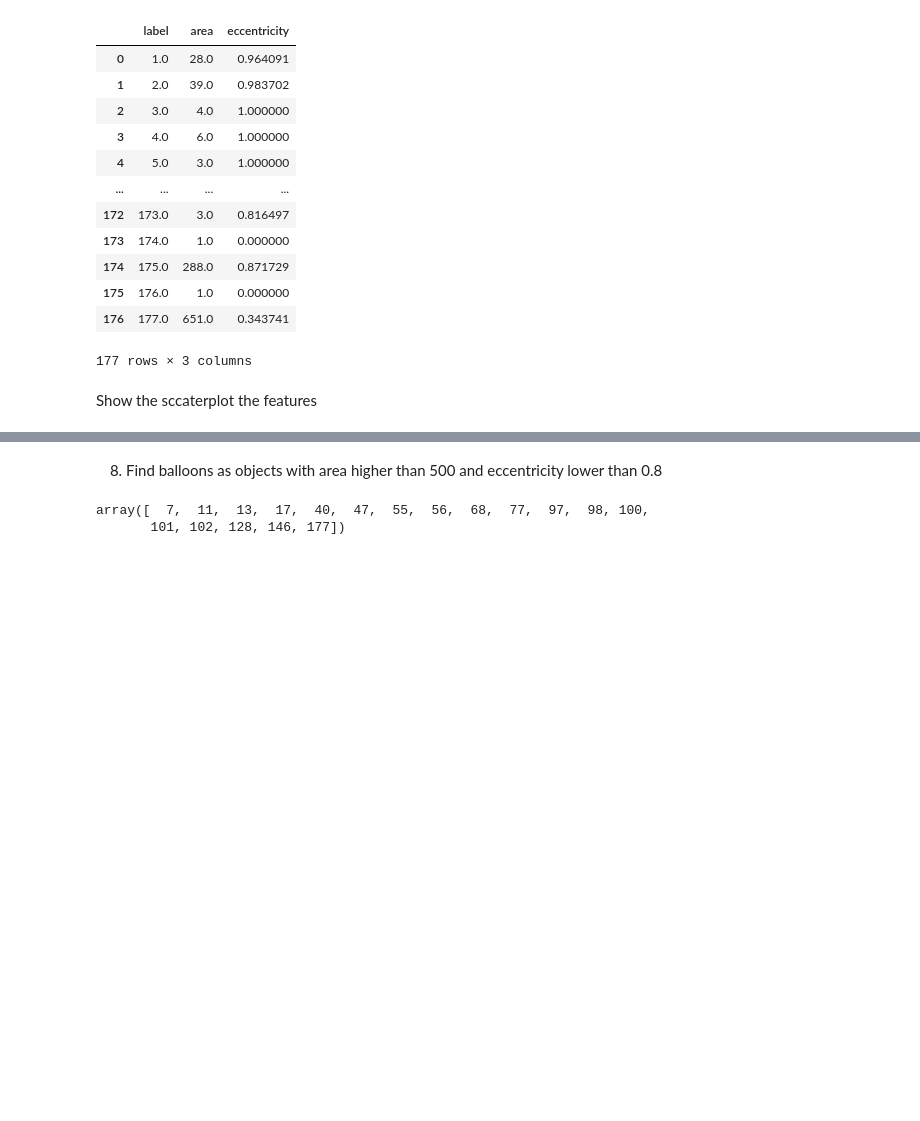
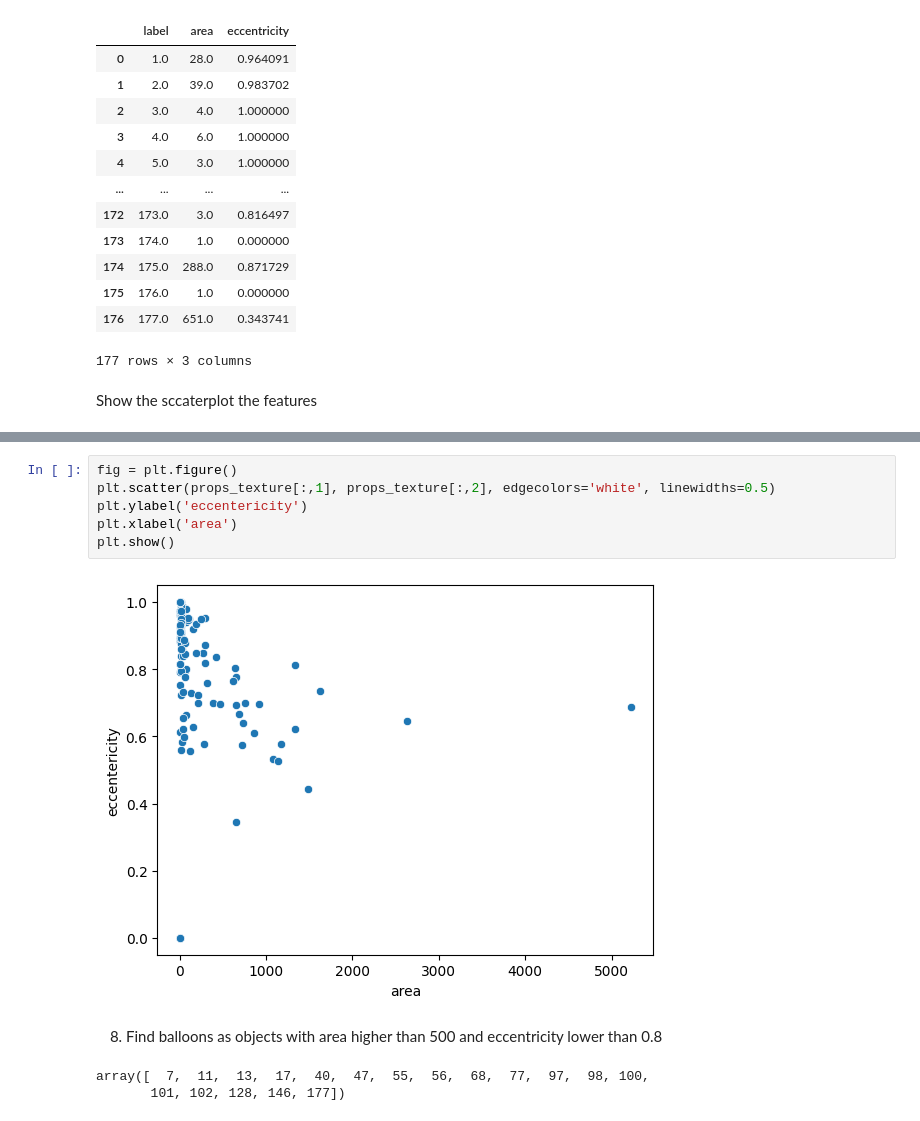
Before and after one commit to Mahsa-Goudarzi/ComputerVision, a Jupyter notebook: M3_Image Classification/Exercise3.ipynb, the cells around one changed output, grey strips where cells are left out. Drawn from its saved outputs; the diff is of its cells as text; blank space fills up the shorter version.

```diff
--- a/M3_Image Classification/Exercise3.ipynb
+++ b/M3_Image Classification/Exercise3.ipynb
@@ -140,3 +136,11 @@ Show the sccaterplot the features
+# %%
+fig = plt.figure()
+plt.scatter(props_texture[:,1], props_texture[:,2], edgecolors='white', linewidths=0.5)
+plt.ylabel('eccentericity')
+plt.xlabel('area')
+plt.show()
+# %% [output]
+[figure, added]
 # %% [markdown]
 8. Find balloons as objects with area higher than 500 and eccentricity lower than 0.8
 # %%
```
Also changed, not shown: parts of 1 cell of this notebook.
